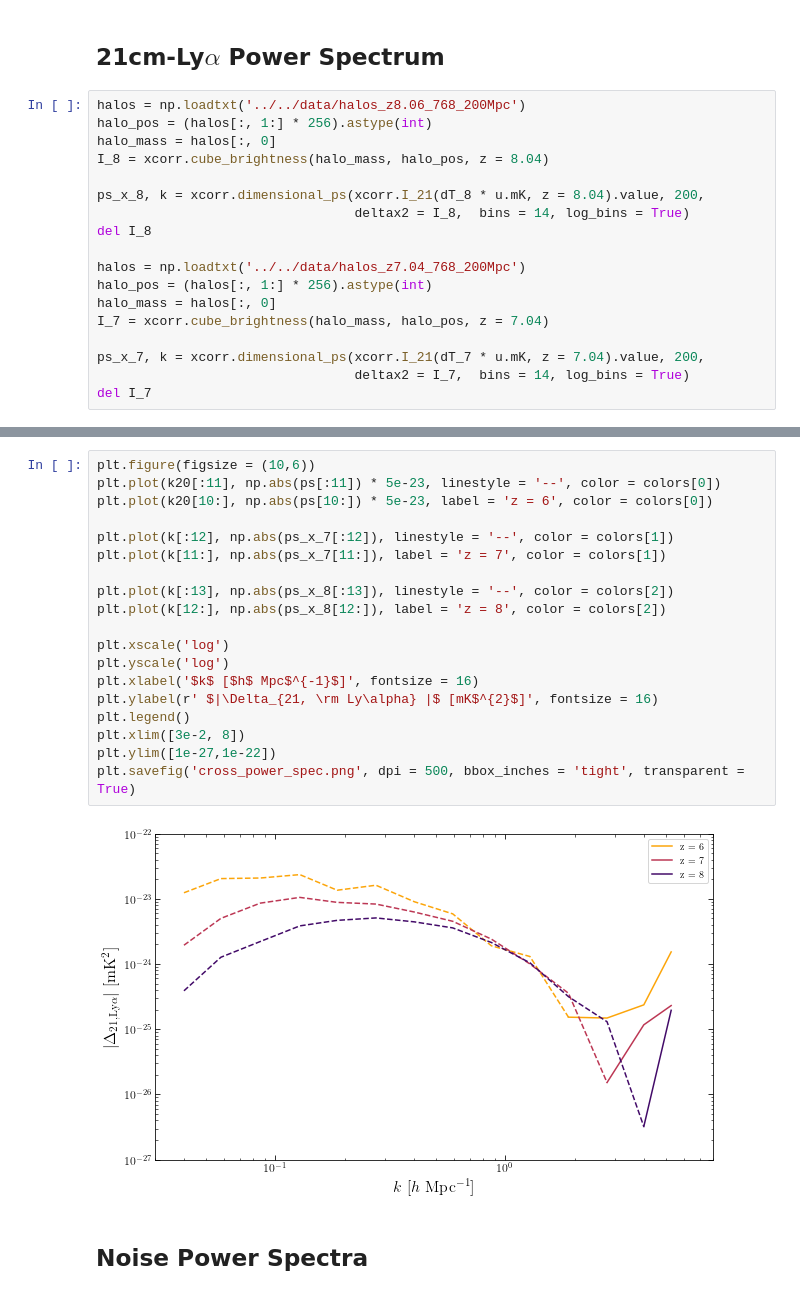
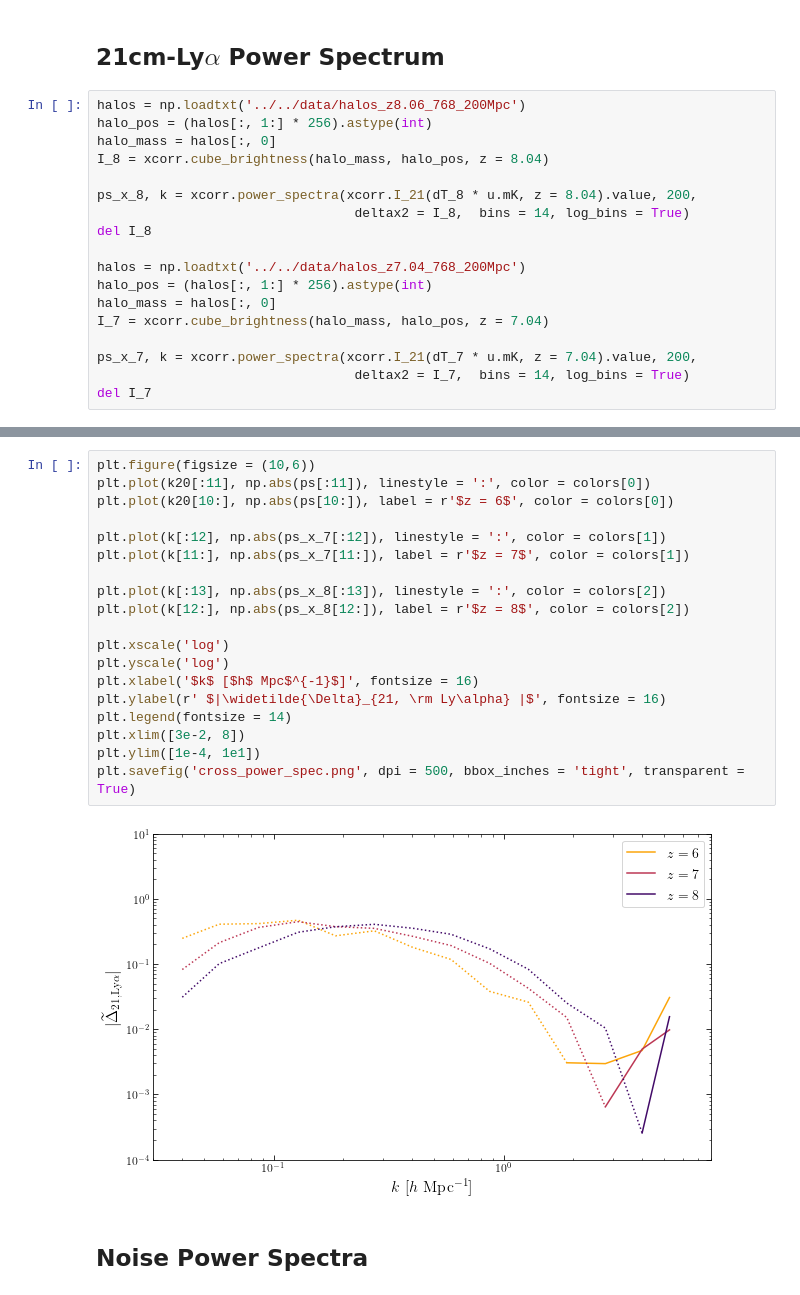
Before and after one commit to tacox5/Senior_Thesis, a Jupyter notebook: notebooks/plots_for_thesis.ipynb, the cells around one changed output, grey strips where cells are left out. Cells and saved outputs as stored; diff of their text form.

```diff
--- a/notebooks/plots_for_thesis.ipynb
+++ b/notebooks/plots_for_thesis.ipynb
@@ -271,7 +266,7 @@ halo_pos = (halos[:, 1:] * 256).astype(int)
 halo_mass = halos[:, 0]
 I_8 = xcorr.cube_brightness(halo_mass, halo_pos, z = 8.04)
 
-ps_x_8, k = xcorr.dimensional_ps(xcorr.I_21(dT_8 * u.mK, z = 8.04).value, 200,
+ps_x_8, k = xcorr.power_spectra(xcorr.I_21(dT_8 * u.mK, z = 8.04).value, 200,
                                  deltax2 = I_8,  bins = 14, log_bins = True)
 del I_8
 
@@ -280,7 +275,7 @@ halo_pos = (halos[:, 1:] * 256).astype(int)
 halo_mass = halos[:, 0]
 I_7 = xcorr.cube_brightness(halo_mass, halo_pos, z = 7.04)
 
-ps_x_7, k = xcorr.dimensional_ps(xcorr.I_21(dT_7 * u.mK, z = 7.04).value, 200,
+ps_x_7, k = xcorr.power_spectra(xcorr.I_21(dT_7 * u.mK, z = 7.04).value, 200,
                                  deltax2 = I_7,  bins = 14, log_bins = True)
 del I_7
 # %%
@@ -294,24 +289,24 @@ ps_x_6 = ps * xcorr.I_21(dT_6.mean() * u.mK, z = 6.).value * I_6.mean()
 del I_6
 # %%
 plt.figure(figsize = (10,6))
-plt.plot(k20[:11], np.abs(ps[:11]) * 5e-23, linestyle = '--', color = colors[0])
-plt.plot(k20[10:], np.abs(ps[10:]) * 5e-23, label = 'z = 6', color = colors[0])
+plt.plot(k20[:11], np.abs(ps[:11]), linestyle = ':', color = colors[0])
+plt.plot(k20[10:], np.abs(ps[10:]), label = r'$z = 6$', color = colors[0])
 
-plt.plot(k[:12], np.abs(ps_x_7[:12]), linestyle = '--', color = colors[1])
-plt.plot(k[11:], np.abs(ps_x_7[11:]), label = 'z = 7', color = colors[1])
+plt.plot(k[:12], np.abs(ps_x_7[:12]), linestyle = ':', color = colors[1])
+plt.plot(k[11:], np.abs(ps_x_7[11:]), label = r'$z = 7$', color = colors[1])
 
-plt.plot(k[:13], np.abs(ps_x_8[:13]), linestyle = '--', color = colors[2])
-plt.plot(k[12:], np.abs(ps_x_8[12:]), label = 'z = 8', color = colors[2])
+plt.plot(k[:13], np.abs(ps_x_8[:13]), linestyle = ':', color = colors[2])
+plt.plot(k[12:], np.abs(ps_x_8[12:]), label = r'$z = 8$', color = colors[2])
 
 plt.xscale('log')
 plt.yscale('log')
 plt.xlabel('$k$ [$h$ Mpc$^{-1}$]', fontsize = 16)
-plt.ylabel(r' $|\Delta_{21, \rm Ly\alpha} |$ [mK$^{2}$]', fontsize = 16)
-plt.legend()
+plt.ylabel(r' $|\widetilde{\Delta}_{21, \rm Ly\alpha} |$', fontsize = 16)
+plt.legend(fontsize = 14)
 plt.xlim([3e-2, 8])
-plt.ylim([1e-27,1e-22])
+plt.ylim([1e-4, 1e1])
 plt.savefig('cross_power_spec.png', dpi = 500, bbox_inches = 'tight', transparent = True)
 # %% [output]
-[figure, old version]
+[figure, new version]
 # %% [markdown]
 ## Noise Power Spectra
```
Also changed, not shown: parts of 8 cells of this notebook, 22 other files.
